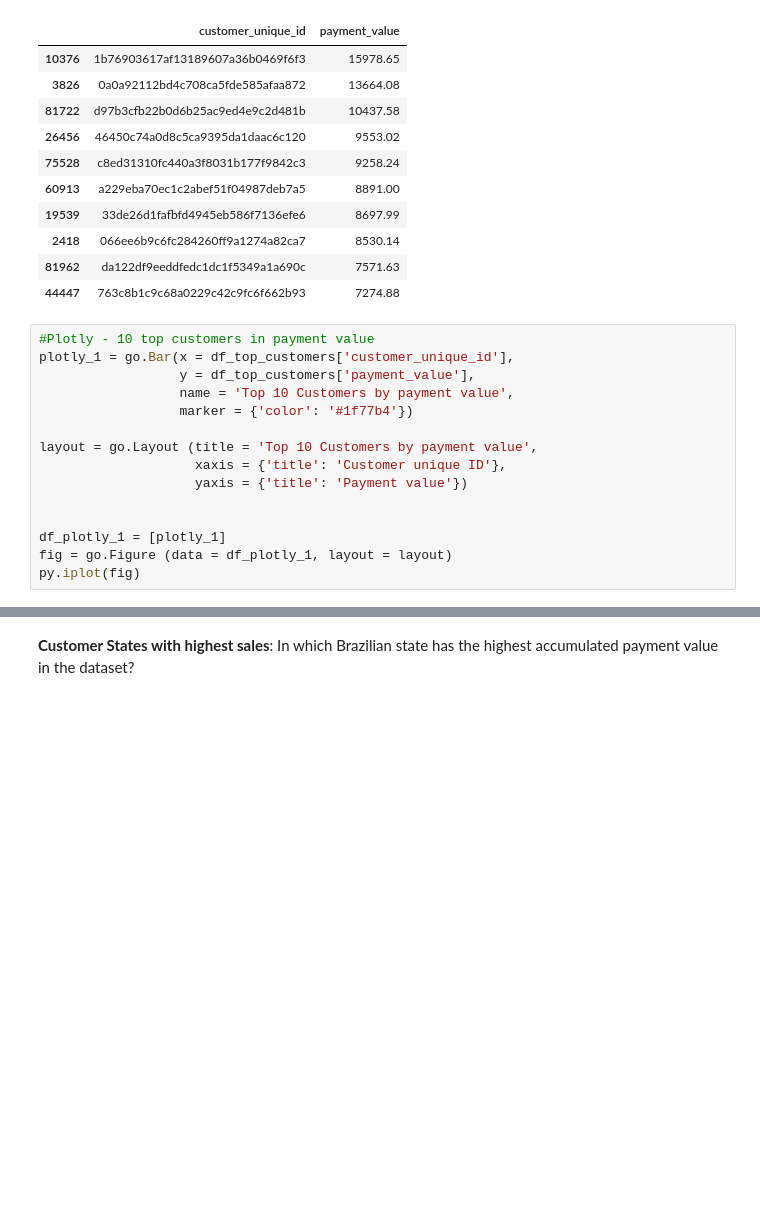
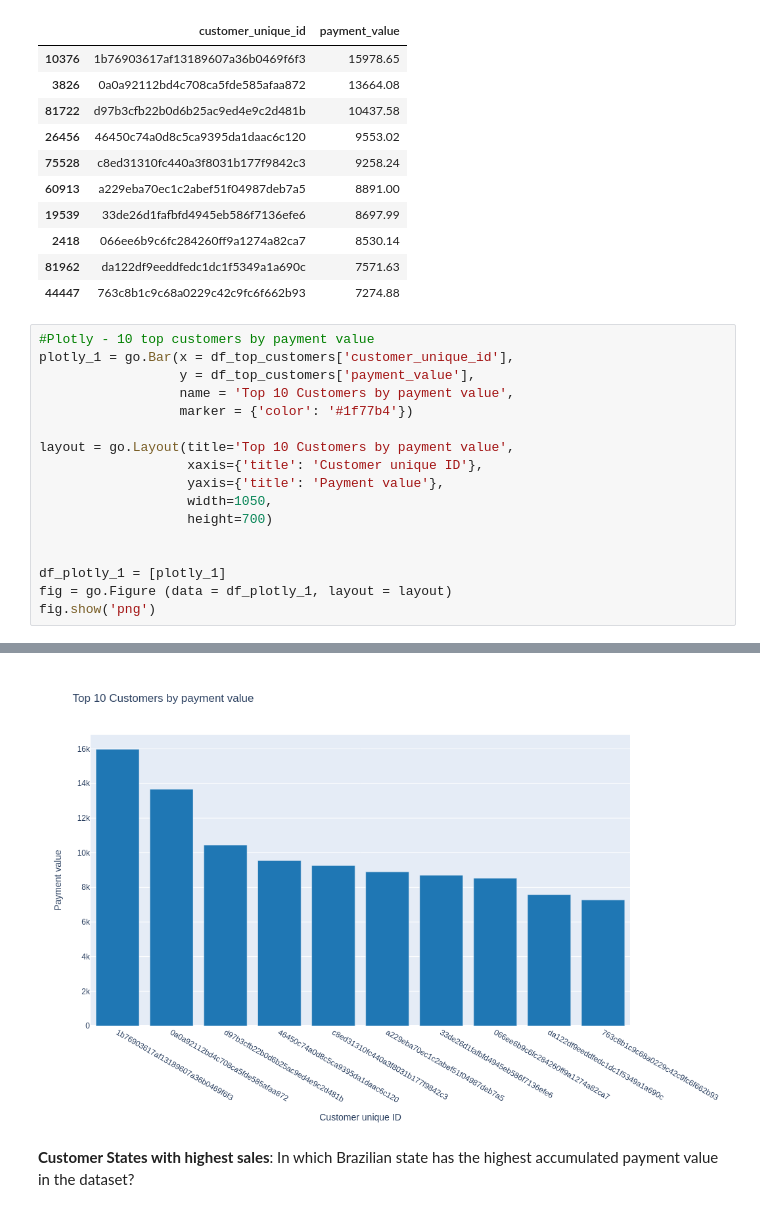
Before and after one commit to robsoncserafim/Olist_project, a Jupyter notebook: Olist_project_Bigtable_and_ML.ipynb, the cells around one changed output, grey strips where cells are left out. Drawn from its saved outputs; the diff is of its cells as text; blank space fills up the shorter version.

```diff
--- a/Olist_project_Bigtable_and_ML.ipynb
+++ b/Olist_project_Bigtable_and_ML.ipynb
@@ -219,18 +219,20 @@ df_top_customers
 | 81962 | da122df9eeddfedc1dc1f5349a1a690c | 7571.63 |
 | 44447 | 763c8b1c9c68a0229c42c9fc6f662b93 | 7274.88 |
 # %%
-#Plotly - 10 top customers in payment value
+#Plotly - 10 top customers by payment value
 plotly_1 = go.Bar(x = df_top_customers['customer_unique_id'],
                   y = df_top_customers['payment_value'],
                   name = 'Top 10 Customers by payment value',
                   marker = {'color': '#1f77b4'})
 
-layout = go.Layout (title = 'Top 10 Customers by payment value',
-                    xaxis = {'title': 'Customer unique ID'},
-                    yaxis = {'title': 'Payment value'})
+layout = go.Layout(title='Top 10 Customers by payment value',
+                   xaxis={'title': 'Customer unique ID'},
+                   yaxis={'title': 'Payment value'},
+                   width=1050,
+                   height=700)
 
 
 df_plotly_1 = [plotly_1]
 fig = go.Figure (data = df_plotly_1, layout = layout)
-py.iplot(fig)
+fig.show('png')
 # %% [output]
@@ -238,3 +239,4 @@ py.iplot(fig)
+[figure, added]
 # %% [markdown]
 **Customer States with highest sales**: In which Brazilian state has the highest accumulated payment value in the dataset?
 # %%
```
Also changed, not shown: parts of 11 cells of this notebook.
